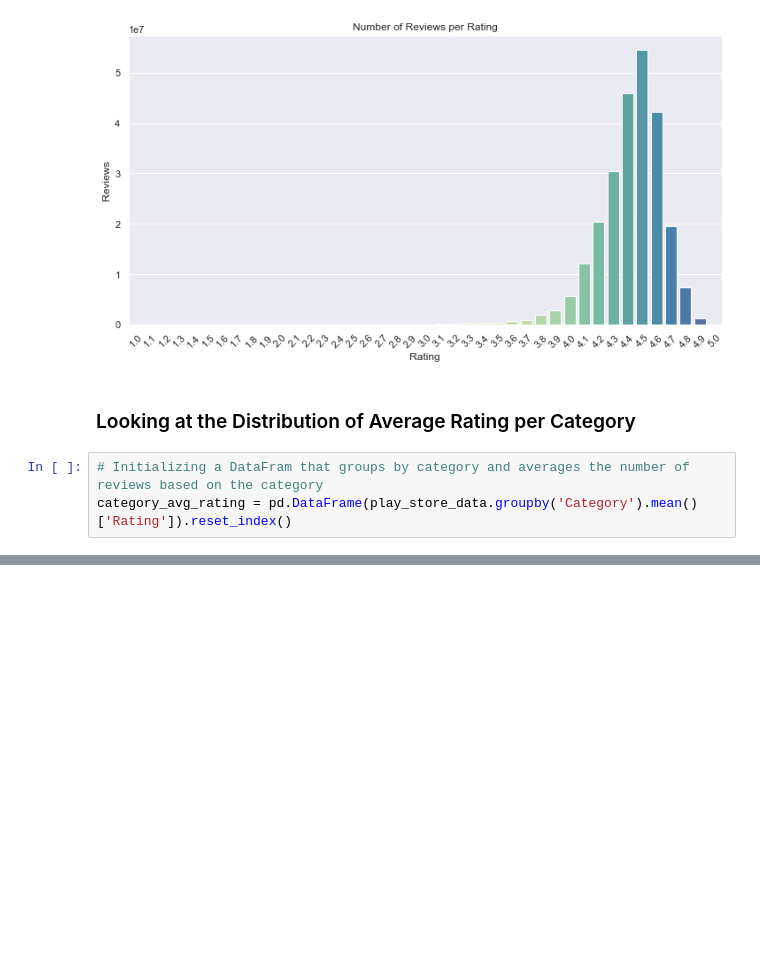
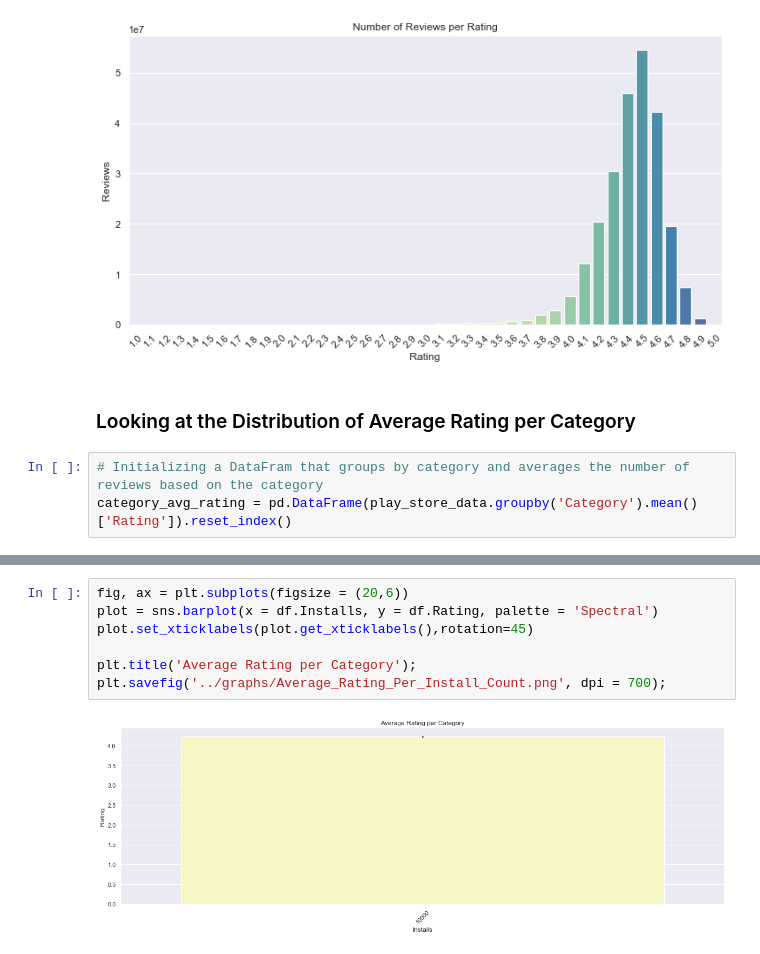
Before and after one commit to ZacharyVillarreal/Google-Play-Store-Download-Analysis, a Jupyter notebook: src/Google_Play_Store_EDA.ipynb, the cells around one changed output, grey strips where cells are left out. Drawn from its saved outputs; the diff is of its cells as text; blank space fills up the shorter version.

```diff
--- a/src/Google_Play_Store_EDA.ipynb
+++ b/src/Google_Play_Store_EDA.ipynb
@@ -265,0 +289,9 @@ plt.savefig('../graphs/Average_Rating_Per_Category.png', dpi = 700);
+# %%
+fig, ax = plt.subplots(figsize = (20,6))
+plot = sns.barplot(x = df.Installs, y = df.Rating, palette = 'Spectral')
+plot.set_xticklabels(plot.get_xticklabels(),rotation=45)
+
+plt.title('Average Rating per Category');
+plt.savefig('../graphs/Average_Rating_Per_Install_Count.png', dpi = 700);
+# %% [output]
+[figure, added]
```
Also changed, not shown: parts of 5 cells of this notebook, 10 other files.
